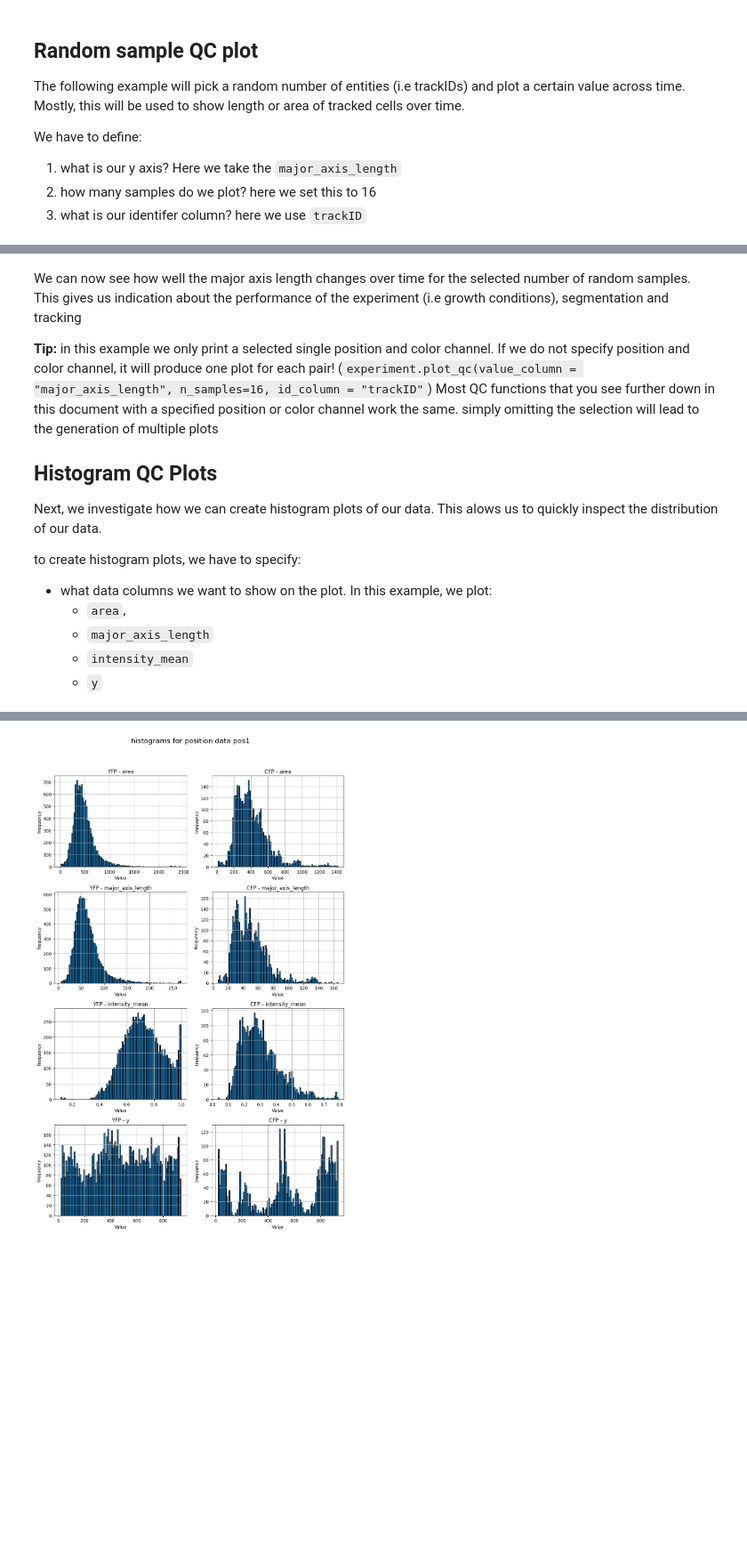
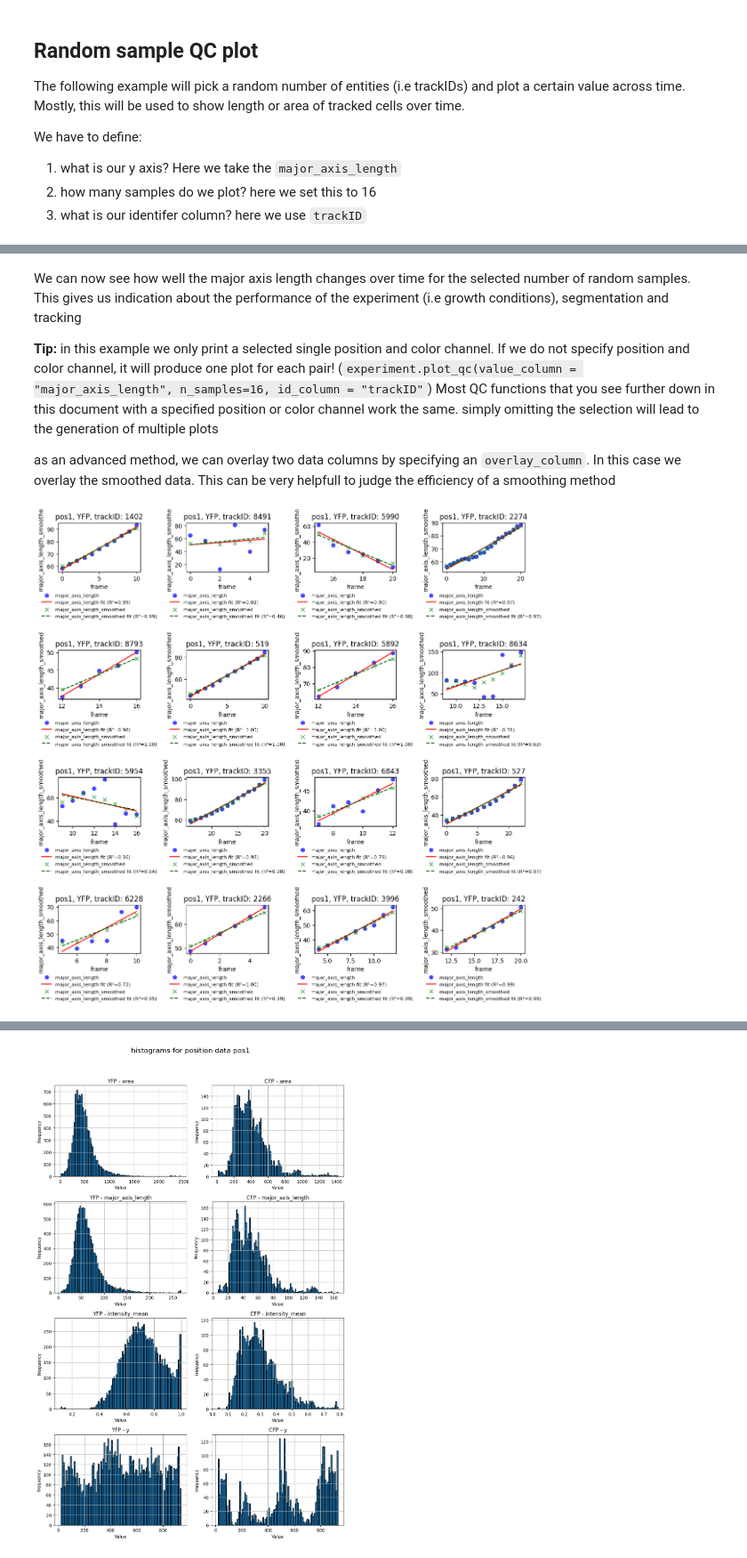
Before and after one commit to Microbial-Systems-Ecology/midap-tools, a Jupyter notebook: notebooks/guide/02_quality_control.ipynb, the cells around one changed output, grey strips where cells are left out. Shown at 89% size. Saved outputs shown, nothing was run; the diff lists cells and outputs as text; code cells hidden in the pictures; blank space fills up the shorter version.

```diff
--- a/notebooks/guide/02_quality_control.ipynb
+++ b/notebooks/guide/02_quality_control.ipynb
@@ -52,13 +53,14 @@ We can now see how well the major axis length changes over time for the selected
 If we do not specify position and color channel, it will produce one plot for each pair! (`experiment.plot_qc(value_column = "major_axis_length", n_samples=16, id_column = "trackID"`)
 Most QC functions that you see further down in this document with a specified position or color channel work the same. simply omitting the selection will lead to the generation of multiple plots
 
-## Histogram QC Plots
-
-Next, we investigate how we can create histogram plots of our data. This alows us to quickly inspect the distribution of our data.
-
-to create histogram plots, we have to specify:
-- what data columns we want to show on the plot. In this example, we plot:
-    - `area`,
-    - `major_axis_length`
-    - `intensity_mean`
-    -  `y`
+as an advanced method, we can overlay two data columns by specifying an `overlay_column`. In this case we overlay the smoothed data. This can be very helpfull to judge the efficiency of a smoothing method
+# %%
+experiment.plot_qc(value_column = "major_axis_length",
+                   n_samples=16,
+                   id_column = "trackID",
+                   positions= "pos1",
+                   color_channels="YFP",
+                   overlay_column="major_axis_length_smoothed",
+                   free_overlay_axes=False)
+# %% [output]
+[figure, added]
```
Also changed, not shown: parts of 5 cells of this notebook, 3 other files.
